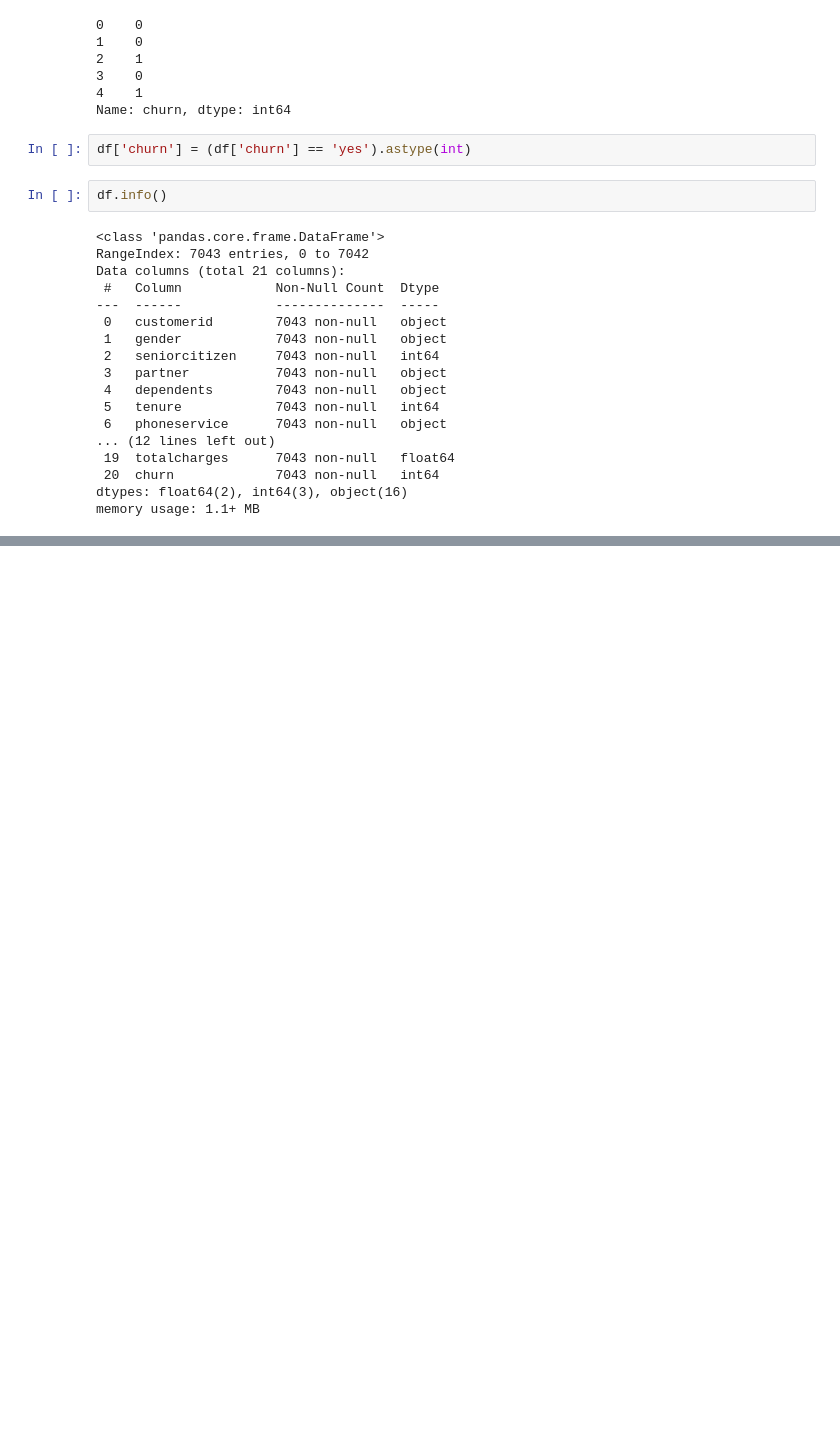
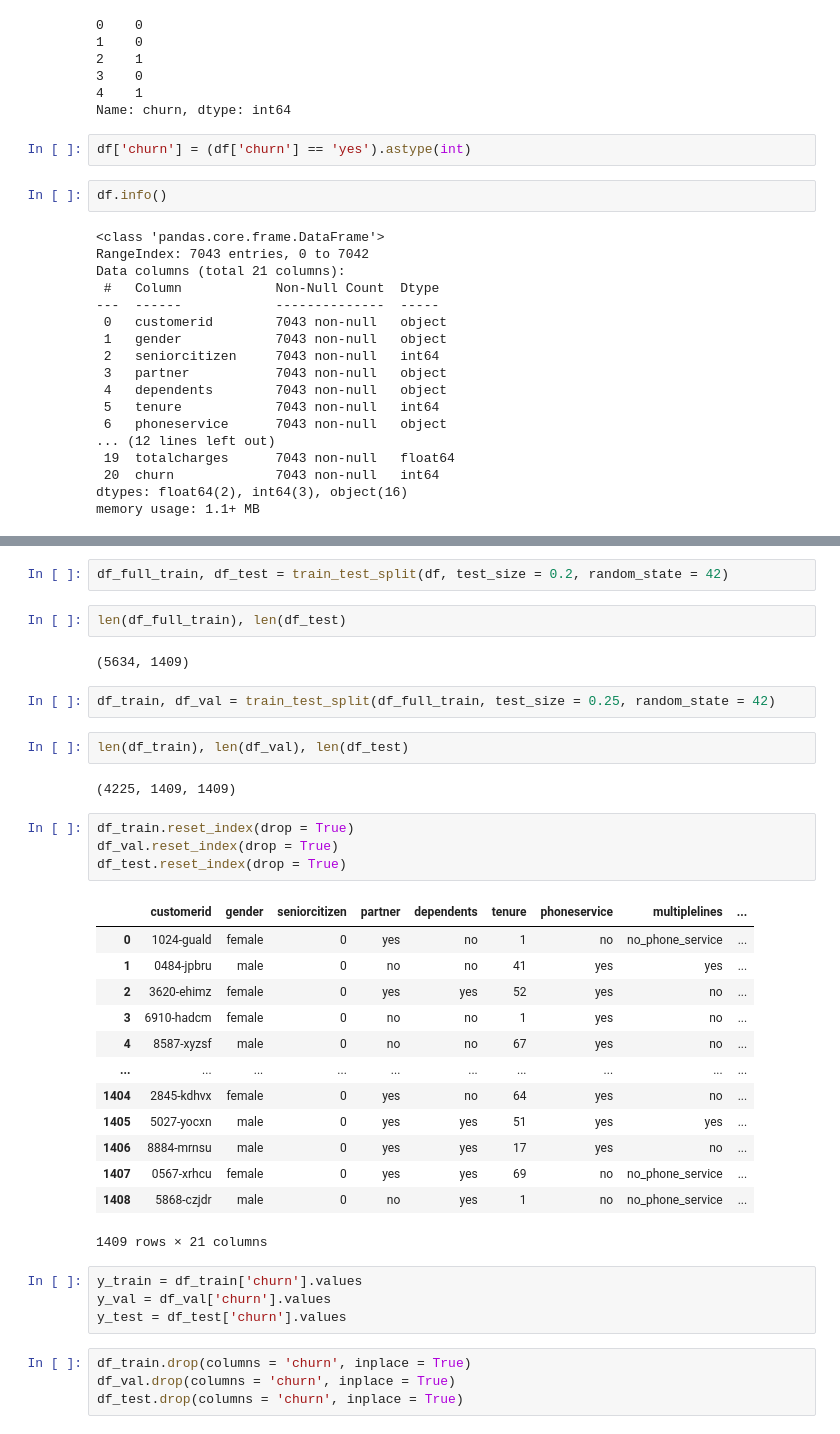
Before and after one commit to vucongtuanduong/machine-learning-zoomcamp-own, a Jupyter notebook: 03-classification/own.ipynb, the cells around one changed output, grey strips where cells are left out. Cells and saved outputs as stored; diff of their text form; blank space fills up the shorter version.

```diff
--- a/03-classification/own.ipynb
+++ b/03-classification/own.ipynb
@@ -125,0 +148,38 @@ memory usage: 1.1+ MB
+# %%
+df_full_train, df_test = train_test_split(df, test_size = 0.2, random_state = 42)
+# %%
+len(df_full_train), len(df_test)
+# %% [output]
+(5634, 1409)
+# %%
+df_train, df_val = train_test_split(df_full_train, test_size = 0.25, random_state = 42)
+# %%
+len(df_train), len(df_val), len(df_test)
+# %% [output]
+(4225, 1409, 1409)
+# %%
+df_train.reset_index(drop = True)
+df_val.reset_index(drop = True)
+df_test.reset_index(drop = True)
+# %% [output]
+|  | customerid | gender | seniorcitizen | partner | dependents | tenure | phoneservice | multiplelines | ... |
+| 0 | 1024-guald | female | 0 | yes | no | 1 | no | no_phone_service | ... |
+| 1 | 0484-jpbru | male | 0 | no | no | 41 | yes | yes | ... |
+| 2 | 3620-ehimz | female | 0 | yes | yes | 52 | yes | no | ... |
+| 3 | 6910-hadcm | female | 0 | no | no | 1 | yes | no | ... |
+| 4 | 8587-xyzsf | male | 0 | no | no | 67 | yes | no | ... |
+| ... | ... | ... | ... | ... | ... | ... | ... | ... | ... |
+| 1404 | 2845-kdhvx | female | 0 | yes | no | 64 | yes | no | ... |
+| 1405 | 5027-yocxn | male | 0 | yes | yes | 51 | yes | yes | ... |
+| 1406 | 8884-mrnsu | male | 0 | yes | yes | 17 | yes | no | ... |
+| 1407 | 0567-xrhcu | female | 0 | yes | yes | 69 | no | no_phone_service | ... |
+| 1408 | 5868-czjdr | male | 0 | no | yes | 1 | no | no_phone_service | ... |
+1409 rows × 21 columns
+# %%
+y_train = df_train['churn'].values
+y_val = df_val['churn'].values
+y_test = df_test['churn'].values
+# %%
+df_train.drop(columns = 'churn', inplace = True)
+df_val.drop(columns = 'churn', inplace = True)
+df_test.drop(columns = 'churn', inplace = True)
```
Also changed, not shown: parts of 75 cells of this notebook.
